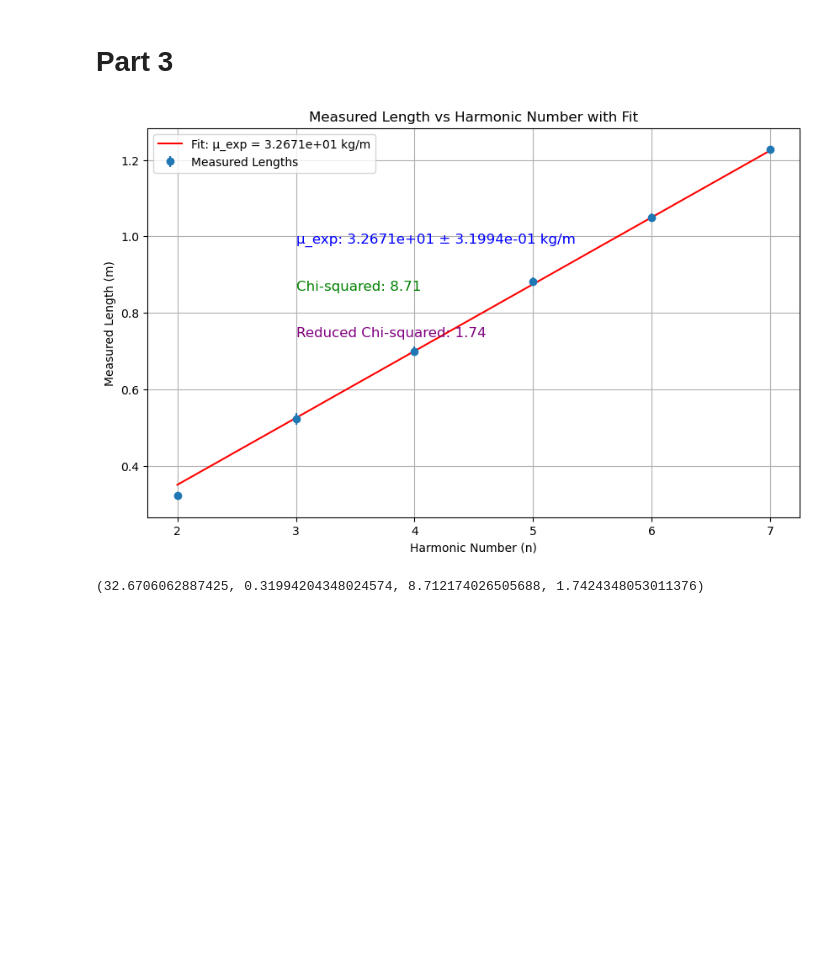
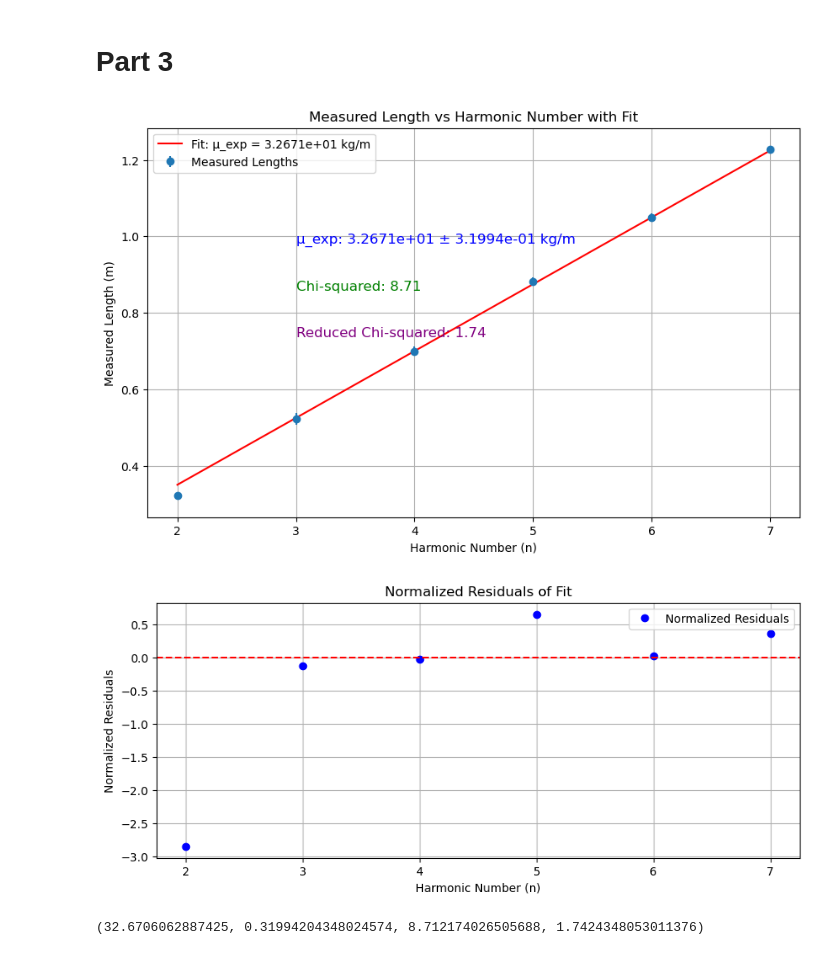
Before and after one commit to Faith-Qiao/physics5bl, a Jupyter notebook: lab11/lab11.ipynb, the cells around one changed output. Saved outputs shown, nothing was run; the diff lists cells and outputs as text; code cells hidden in the pictures; blank space fills up the shorter version.

```diff
--- a/lab11/lab11.ipynb
+++ b/lab11/lab11.ipynb
@@ -138,33 +133,46 @@ def theoretical_length(n, mu_exp):
     return n / np.sqrt(mu_exp)
 
 # Perform the fit with the provided data
 popt, pcov = curve_fit(theoretical_length, n_values, measured_lengths_m, sigma=length_errors, absolute_sigma=True)
 mu_exp = popt[0]
 mu_exp_error = np.sqrt(np.diag(pcov))[0]
 
 # Calculate residuals and chi-squared
 residuals = measured_lengths_m - theoretical_length(n_values, mu_exp)
 chi_squared = np.sum((residuals / length_errors) ** 2)
 degrees_of_freedom = len(n_values) - 1  # Number of data points - number of parameters
 reduced_chi_squared = chi_squared / degrees_of_freedom
 
+# Normalize residuals
+normalized_residuals = residuals / length_errors
+
 # Plot measured length vs harmonic number with fit and error bars
 plt.figure(figsize=(10, 6))
 plt.errorbar(n_values, measured_lengths_m, yerr=length_errors, fmt='o', label='Measured Lengths')
 plt.plot(n_values, theoretical_length(n_values, mu_exp), label=f'Fit: μ_exp = {mu_exp:.4e} kg/m', color='red')
 plt.xlabel('Harmonic Number (n)')
 plt.ylabel('Measured Length (m)')
 plt.title('Measured Length vs Harmonic Number with Fit')
 plt.legend()
-
-# Annotate measured linear mass density, its error, and chi-squared on the plot
 plt.text(3, max(measured_lengths_m) * 0.8, f'μ_exp: {mu_exp:.4e} ± {mu_exp_error:.4e} kg/m', fontsize=12, color='blue')
 plt.text(3, max(measured_lengths_m) * 0.7, f'Chi-squared: {chi_squared:.2f}', fontsize=12, color='green')
 plt.text(3, max(measured_lengths_m) * 0.6, f'Reduced Chi-squared: {reduced_chi_squared:.2f}', fontsize=12, color='purple')
 plt.grid(True)
 plt.show()
 
+# Plot normalized residuals
+plt.figure(figsize=(10, 4))
+plt.plot(n_values, normalized_residuals, 'o', color='blue', label='Normalized Residuals')
+plt.axhline(0, color='red', linestyle='--')
+plt.xlabel('Harmonic Number (n)')
+plt.ylabel('Normalized Residuals')
+plt.title('Normalized Residuals of Fit')
+plt.legend()
+plt.grid(True)
+plt.show()
+
 mu_exp, mu_exp_error, chi_squared, reduced_chi_squared
 # %% [output]
 [figure]
+[figure, added]
 (32.6706062887425, 0.31994204348024574, 8.712174026505688, 1.7424348053011376)
```
Also changed, not shown: parts of 4 cells of this notebook.
